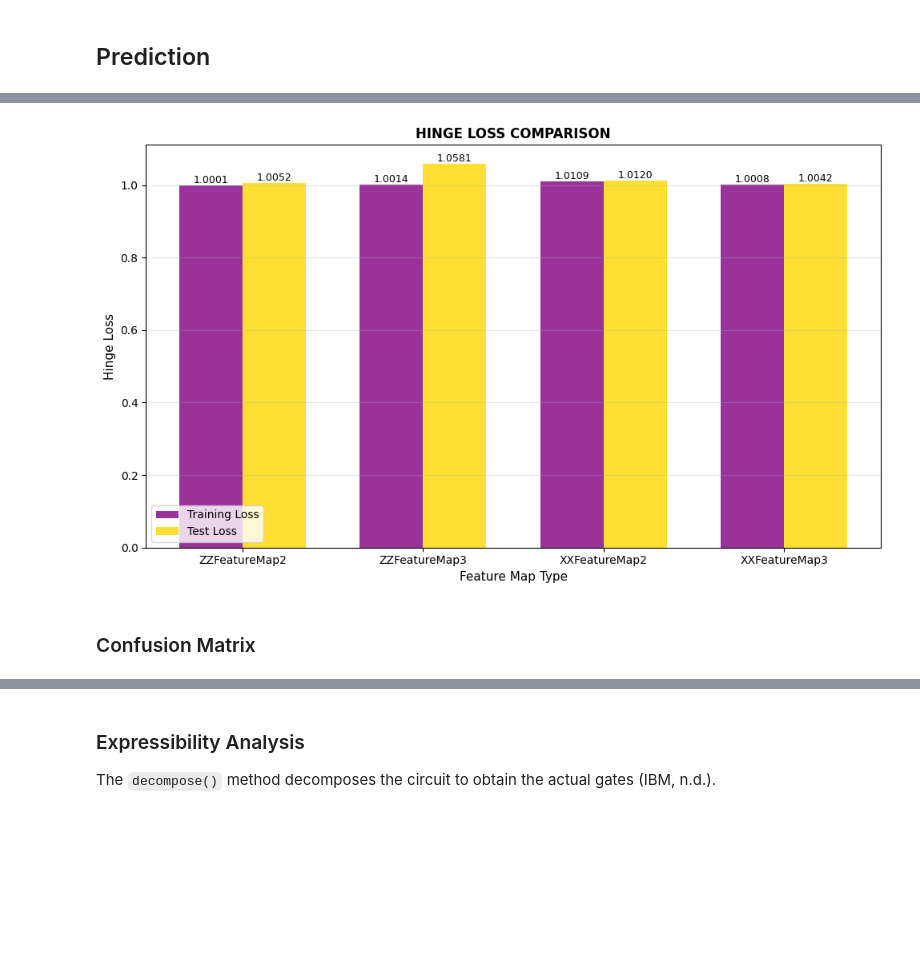
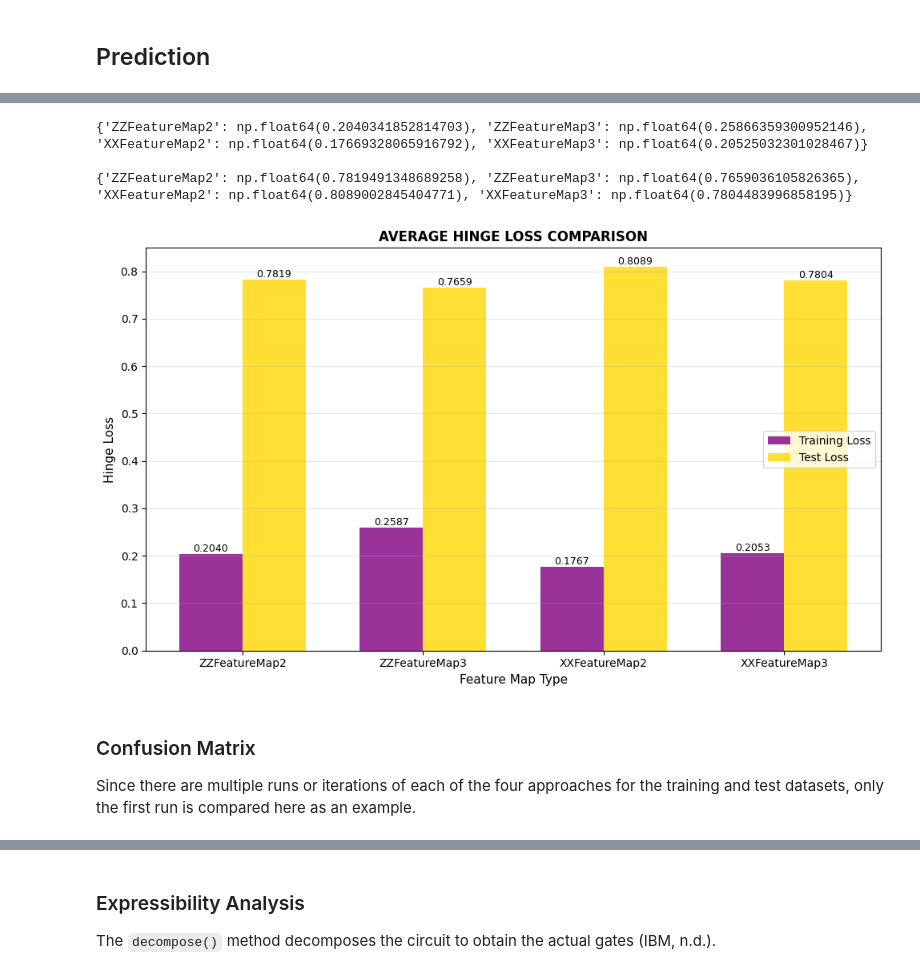
Before and after one commit to lawun330/QOSF-mentorship-screening-tasks, a Jupyter notebook: QSVM.ipynb, the cells around one changed output, grey strips where cells are left out. Saved outputs shown, nothing was run; the diff lists cells and outputs as text; code cells hidden in the pictures; blank space fills up the shorter version.

```diff
--- a/QSVM.ipynb
+++ b/QSVM.ipynb
@@ -500,21 +729,15 @@ In this approach, binary classification is applied.
 # %%
 # function to compute hinge loss
 def compute_hinge_loss(y_true, y_pred_scores, margin=1.0):  # margin = 1.0 is a standard choice
-    losses = []
     classes = np.unique(y_true)
 
-    for cls in classes:
-        # get ONE specific class
-        y_binary = np.where(y_true == cls, 1, -1)
+    if len(classes) != 2:
+        raise ValueError(f"Binary classification required. Found {len(classes)} classes: {classes}")
 
-        if y_pred_scores.ndim == 1:  # for binary classification
-            scores = y_pred_scores  # use all scores directly
-        else:  # for multi-class classification
-            scores = y_pred_scores[:, cls]  # extract scores for that class
+    # convert to {-1, +1}
+    y_binary = np.where(y_true == classes[1], 1, -1)
 
-        # compute hinge loss
-        loss = np.maximum(0, margin - y_binary * scores)
-        losses.append(np.mean(loss))
-
-    return np.mean(losses)
+    # compute hinge loss
+    loss = np.maximum(0, margin - y_binary * y_pred_scores)
+    return np.mean(loss)
 # %%
@@ -558,3 +790,30 @@ XXFeatureMap3:
+# %%
+# get average for each approach for training hinge losses
+average_train_losses = {}
+for approach in approaches:
+    accumulator = 0
+    for hinge_losses in all_hinge_losses:
+        accumulator += hinge_losses[approach]['train']
+    average_train_losses[approach] = accumulator / len(all_hinge_losses)
+print(average_train_losses)
+print()
+
+# get average for each approach for test hinge losses
+average_test_losses = {}
+for approach in approaches:
+    accumulator = 0
+    for hinge_losses in all_hinge_losses:
+        accumulator += hinge_losses[approach]['test']
+    average_test_losses[approach] = accumulator / len(all_hinge_losses)
+print(average_test_losses)
+
+# add hinge losses to dataframe
+comparison_df['Train Loss'] = average_train_losses
+comparison_df['Test Loss'] = average_test_losses
+# %% [output]
+{'ZZFeatureMap2': np.float64(0.2040341852814703), 'ZZFeatureMap3': np.float64(0.25866359300952146), 'XXFeatureMap2': np.float64(0.17669328065916792), 'XXFeatureMap3': np.float64(0.20525032301028467)}
+
+{'ZZFeatureMap2': np.float64(0.7819491348689258), 'ZZFeatureMap3': np.float64(0.7659036105826365), 'XXFeatureMap2': np.float64(0.8089002845404771), 'XXFeatureMap3': np.float64(0.7804483996858195)}
 # %%
 # create bar plot for hinge loss with two bars for each of the 4 feature maps
 fig, ax = plt.subplots(figsize=(10, 6))
@@ -565,34 +824,36 @@ width = 0.35
 # get values
 train_losses = comparison_df['Train Loss'].values
 test_losses = comparison_df['Test Loss'].values
 
 bars1 = ax.bar(x - width/2, train_losses, width, label='Training Loss',
                color='purple', alpha=0.8)
 bars2 = ax.bar(x + width/2, test_losses, width, label='Test Loss',
                color='gold', alpha=0.8)
 
 ax.set_xlabel('Feature Map Type', fontsize=11)
 ax.set_ylabel('Hinge Loss', fontsize=11)
-ax.set_title('HINGE LOSS COMPARISON', fontsize=12, fontweight='bold')
+ax.set_title('AVERAGE HINGE LOSS COMPARISON', fontsize=12, fontweight='bold')
 ax.set_xticks(x)
 ax.set_xticklabels(comparison_df.index, rotation=0, ha='center', fontsize=10)
 ax.legend(fontsize=10)
 ax.grid(True, alpha=0.3, axis='y')
 
 # add value labels on bars
 for bar, value in zip(bars1, train_losses):
     height = bar.get_height()
     ax.text(bar.get_x() + bar.get_width()/2., height,
             f'{value:.4f}', ha='center', va='bottom', fontsize=9)
 
 for bar, value in zip(bars2, test_losses):
     height = bar.get_height()
     ax.text(bar.get_x() + bar.get_width()/2., height,
             f'{value:.4f}', ha='center', va='bottom', fontsize=9)
 
 plt.tight_layout()
 plt.show()
 # %% [output]
-[figure, old version]
+[figure, new version]
 # %% [markdown]
 ### Confusion Matrix
+
+Since there are multiple runs or iterations of each of the four approaches for the training and test datasets, only the first run is compared here as an example.
```
Also changed, not shown: parts of 24 cells of this notebook.
